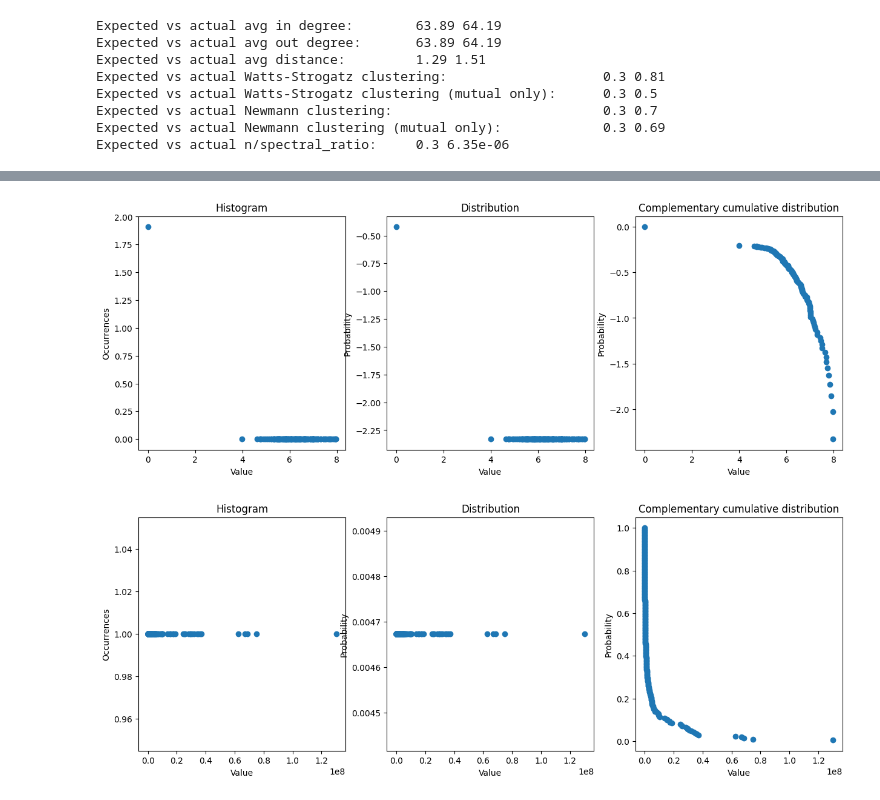
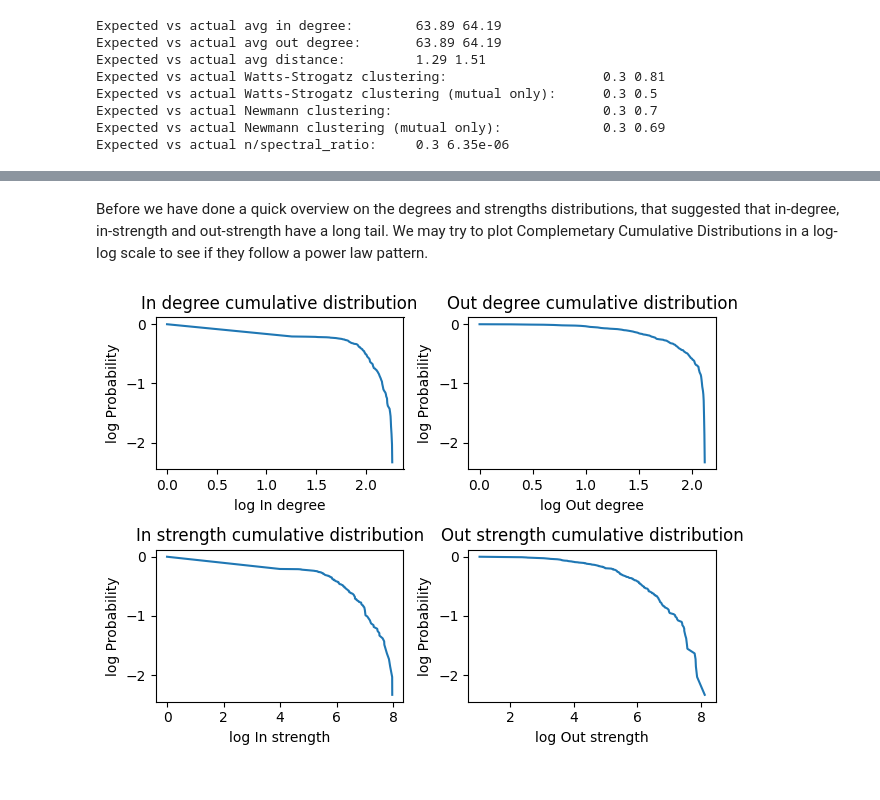
Before and after one commit to emanuelena49/fao-trade-network-analysis, a Jupyter notebook: fao_trade.ipynb, the cells around one changed output, grey strips where cells are left out. Saved outputs shown, nothing was run; the diff lists cells and outputs as text; code cells hidden in the pictures.

Commit message:
feat: deg and strength distributions check

```diff
--- a/fao_trade.ipynb
+++ b/fao_trade.ipynb
@@ -480,10 +480,10 @@ topological["max_out_degree"] = max(centralities["out_degree"])
 topological["avg_out_degree"] = np.mean(centralities["out_degree"])
 
 # calculate max and average strenghs
-topological["max_in_strenght"] = max(centralities["in_strenght"])
-topological["avg_in_strenght"] = np.mean(centralities["in_strenght"])
-topological["max_out_strenght"] = max(centralities["out_strenght"])
-topological["avg_out_strenght"] = np.mean(centralities["out_strenght"])
+topological["max_in_strength"] = max(centralities["in_strength"])
+topological["avg_in_strength"] = np.mean(centralities["in_strength"])
+topological["max_out_strength"] = max(centralities["out_strength"])
+topological["avg_out_strength"] = np.mean(centralities["out_strength"])
 
 # calculate the diameter and the average distance
 non_infty_dist = [d for node in dist.keys() for d in dist[node].values()  if d != np.inf]
@@ -495,10 +495,10 @@ print("Max in degree: ", topological["max_in_degree"])
 print("Avg in degree: ", topological["avg_in_degree"])
 print("Max out degree: ", topological["max_out_degree"])
 print("Avg out degree: ", topological["avg_out_degree"])
-print("Max in strenght: ", topological["max_in_strenght"])
-print("Avg in strenght: ", topological["avg_in_strenght"])
-print("Max out strenght: ", topological["max_out_strenght"])
-print("Avg out strenght: ", topological["avg_out_strenght"])
+print("Max in strength: ", topological["max_in_strength"])
+print("Avg in strength: ", topological["avg_in_strength"])
+print("Max out strength: ", topological["max_out_strength"])
+print("Avg out strength: ", topological["avg_out_strength"])
 print("Max distance (Diameter) excluding infty: ", topological["diameter"])
 print("Avg distance  excluding infty: ", topological["avg_distance"])
 # %% [output]
@@ -798,10 +770,44 @@ histogram_in_degree.
-# %%
-histogram_in_strenght = Histogram(centralities["in_strenght"])
-histogram_in_strenght.plot_all(loglog_scale=True)
-# %% [output]
-[figure, removed]
-# %%
-histogram_out_strenght = Histogram(centralities["out_strenght"])
-histogram_out_strenght.plot_all(loglog_scale=True)
-# %% [output]
-[figure, removed]
+# %% [markdown]
+Before we have done a quick overview on the degrees and strengths distributions, that suggested that in-degree, in-strength and out-strength have a long tail. We may try to plot Complemetary Cumulative Distributions in a log-log scale to see if they follow a power law pattern.
+# %%
+# calculate Complementary Cumulative Distribution
+# for in-out degree and in-out strength
+
+histogram_in_degree = Histogram(centralities["in_degree"])
+histogram_out_degree = Histogram(centralities["out_degree"])
+histogram_in_strength = Histogram(centralities["in_strength"])
+histogram_out_strength = Histogram(centralities["out_strength"])
+
+plt.subplot(2, 2, 1)
+plt.title("In degree cumulative distribution")
+plt.xlabel("log In degree")
+plt.ylabel("log Probability")
+plt.plot(*zip(*histogram_in_degree.get_complementary_cumulative_distribution(loglog_scale=True)))
+plt.tight_layout()
+
+plt.subplot(2, 2, 2)
+plt.title("Out degree cumulative distribution")
+plt.xlabel("log Out degree")
+plt.ylabel("log Probability")
+plt.plot(*zip(*histogram_out_degree.get_complementary_cumulative_distribution(loglog_scale=True)))
+plt.tight_layout()
+
+
+plt.subplot(2, 2, 3)
+plt.title("In strength cumulative distribution")
+plt.xlabel("log In strength")
+plt.ylabel("log Probability")
+plt.plot(*zip(*histogram_in_strength.get_complementary_cumulative_distribution(loglog_scale=True)))
+plt.tight_layout()
+
+
+plt.subplot(2, 2, 4)
+plt.title("Out strength cumulative distribution")
+plt.xlabel("log Out strength")
+plt.ylabel("log Probability")
+plt.plot(*zip(*histogram_out_strength.get_complementary_cumulative_distribution(loglog_scale=True)))
+plt.tight_layout()
+
+plt.show()
+# %% [output]
+[figure, added]
```
Also changed, not shown: parts of 9 cells of this notebook.
